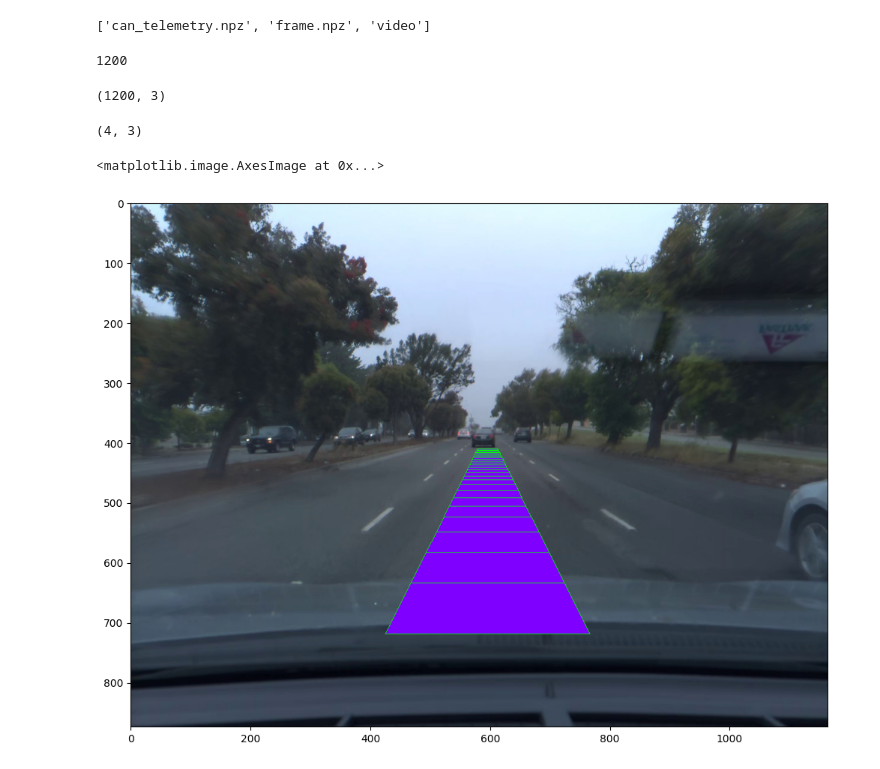
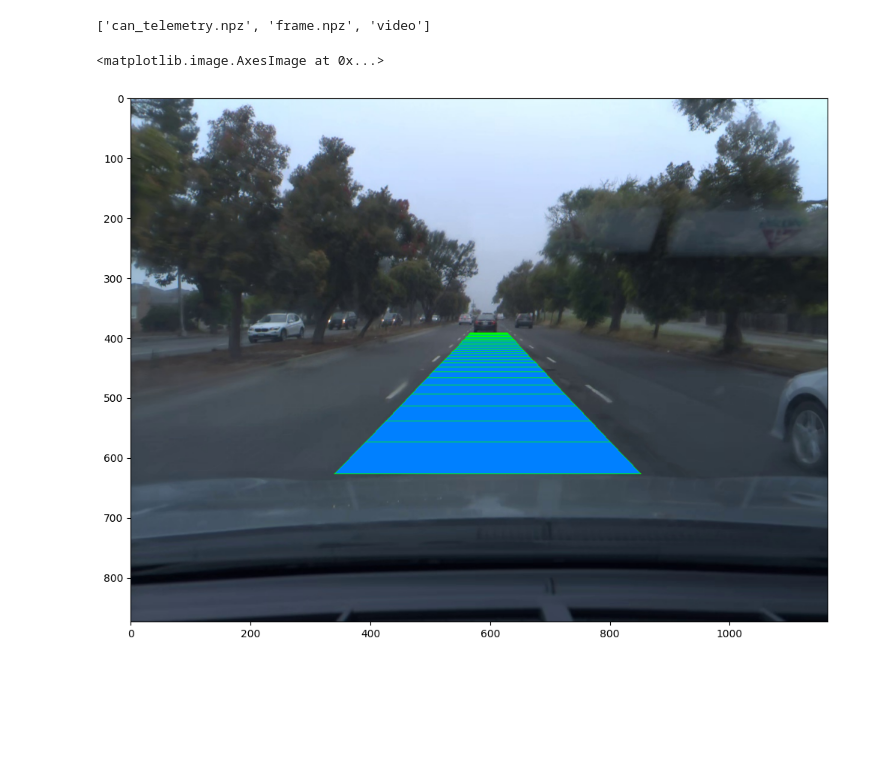
Before and after one commit to stefanasandei/steer, a Jupyter notebook: notebooks/viz.ipynb, the cells around one changed output. Drawn from its saved outputs; the diff is of its cells as text; code cells hidden in the pictures; blank space fills up the shorter version.

```diff
--- a/notebooks/viz.ipynb
+++ b/notebooks/viz.ipynb
@@ -24,26 +16,2 @@ os.listdir(route_path)
 # %% [output]
 ['can_telemetry.npz', 'frame.npz', 'video']
-# %%
-frames = np.load(f"{route_path}/frame.npz")
-frame_times, frame_positions, frame_orientations = frames[
-    "t"], frames["position"], frames["orientation"]
-
-print(len(os.listdir(f"{route_path}/video")))
-# %% [output]
-1200
-# %%
-index = 510
-
-ecef_from_local = orient.rot_from_quat(frame_orientations[index])
-local_from_ecef = ecef_from_local.T
-frame_positions_local = np.einsum(
-    'ij,kj->ki', local_from_ecef, frame_positions - frame_positions[index])
-
-frame_positions_local.shape
-# %% [output]
-(1200, 3)
-# %%
-past_xyz = frame_positions_local[index-3:index+1]
-print(past_xyz.shape)
-# %% [output]
-(4, 3)
@@ -82,10 +18,8 @@ def draw_path(device_path, img, width=0.5, height=1, fill_color=(128, 0, 255), l
 # %%
-img = plt.imread(f'{route_path}/video/000510.jpeg')
-
-draw_path(frame_positions_local[index+1:index+31], img)
+img = draw_debug_frame(frames, route_path, index=500, duration=30)
 
 plt.figure(figsize=(12, 12))
 plt.imshow(img)
 # %% [output]
 <matplotlib.image.AxesImage at 0x...>
-[figure, old version]
+[figure, new version]
```
Also changed, not shown: parts of 5 cells of this notebook, 4 other files.
